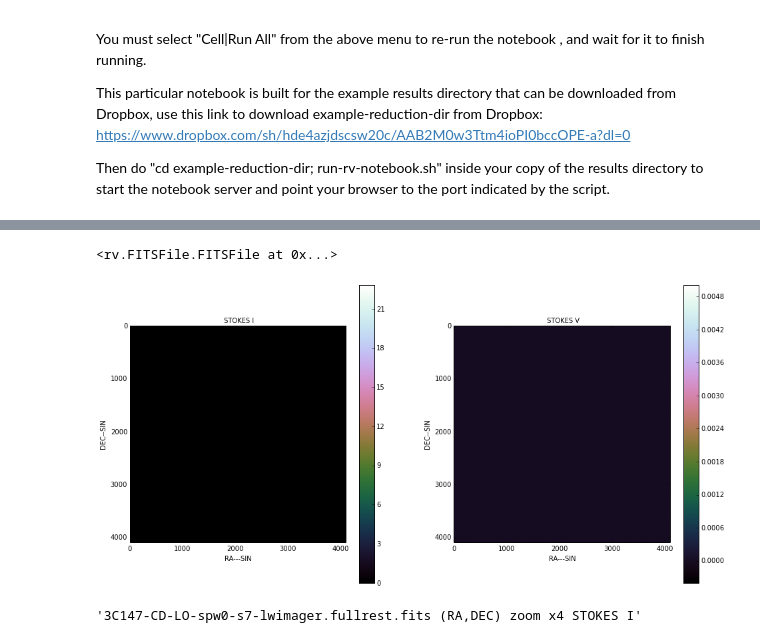
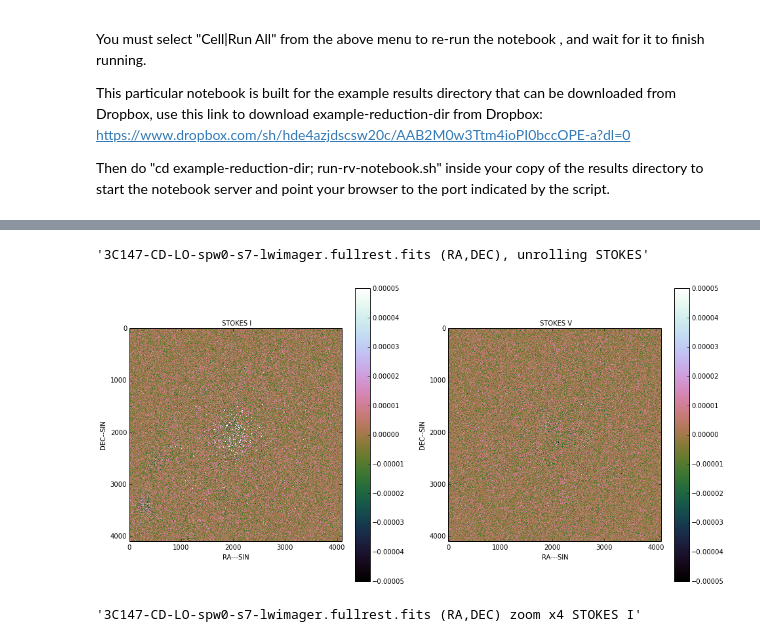
Before and after one commit to o-smirnov/docker-notebook, a Jupyter notebook: examples/extended_rv_example.ipynb, the cells around one changed output, grey strips where cells are left out. Drawn from its saved outputs; the diff is of its cells as text; code cells hidden in the pictures.

```diff
--- a/examples/extended_rv_example.ipynb
+++ b/examples/extended_rv_example.ipynb
@@ -93,10 +118,10 @@ dirs[3].images.thumbs(ncol=6)
 # %%
 # first FITS file in directory #0. Stokes axis is unrolled by default, but this can be controlled by
 # invoking dirs[0].fits[0].show() with some extra arguments
-dirs[0].fits[0]
+dirs[0].fits[0].show(vmin=-5e-5,vmax=5e-5)
 # %% [output]
-<rv.FITSFile.FITSFile at 0x...>
+'3C147-CD-LO-spw0-s7-lwimager.fullrest.fits (RA,DEC), unrolling STOKES'
-[figure, old version]
+[figure, new version]
 # %%
 # and this shows how to invoke show() with some explicit arguments to control the rendering
 dirs[0].fits[0].show(unroll=None,vmin=-5e-5,vmax=5e-5,zoom=4)
```
Also changed, not shown: parts of 9 cells of this notebook.
